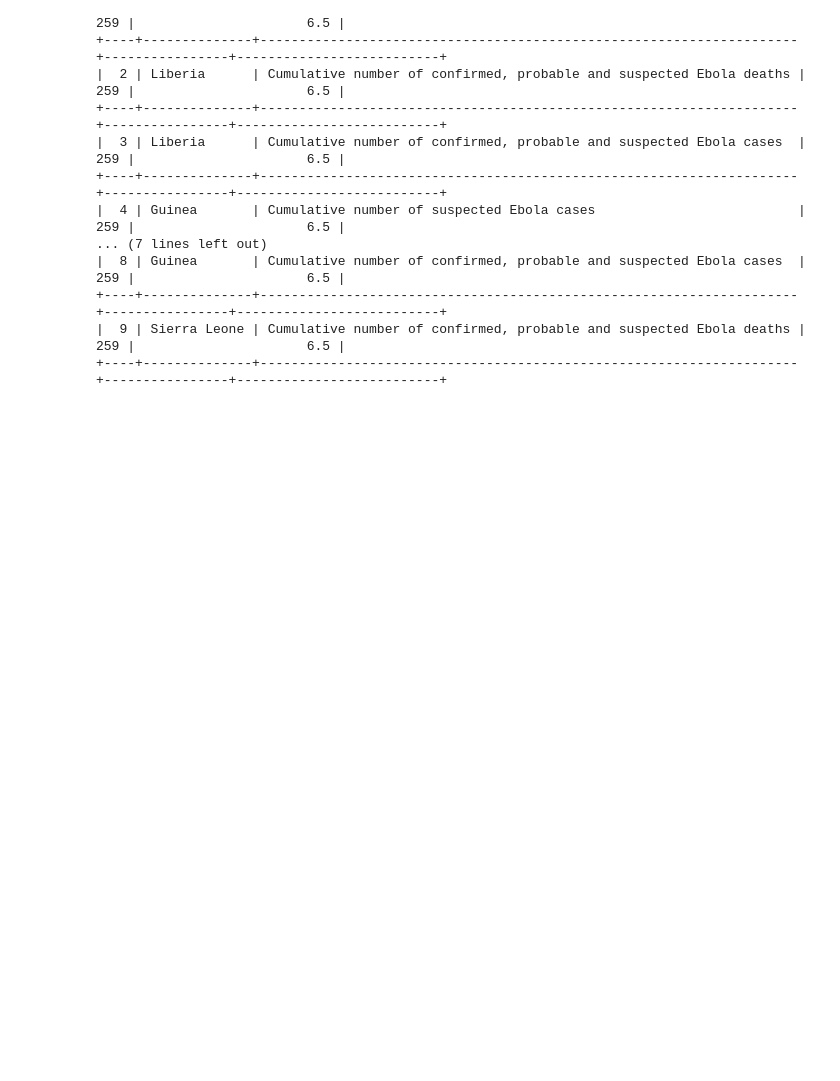
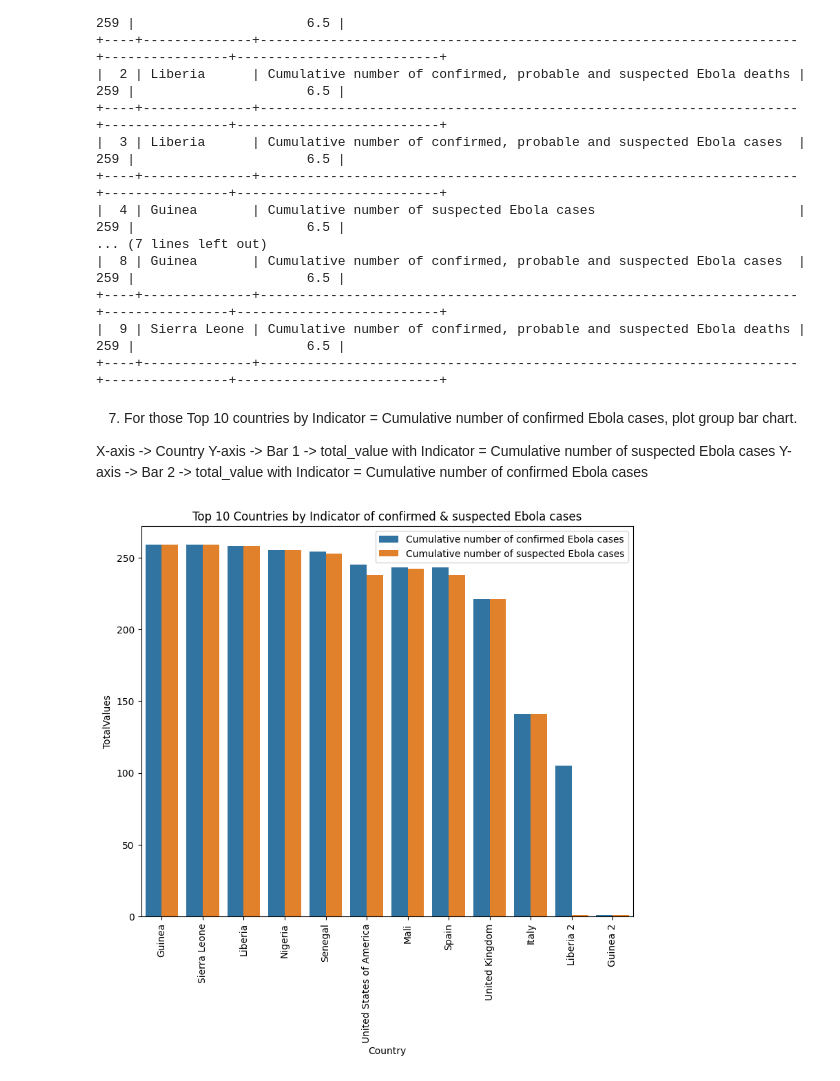
Before and after one commit to VidhyaKishor27/Pythonbasic, a Jupyter notebook: Miniproject_6.ipynb, the cells around one changed output. Saved outputs shown, nothing was run; the diff lists cells and outputs as text; code cells hidden in the pictures; blank space fills up the shorter version.

```diff
--- a/Miniproject_6.ipynb
+++ b/Miniproject_6.ipynb
@@ -156,3 +158,22 @@ print(tabulate(df.head(10),headers=['Indicator','Total Values','Country-Indicato
 +----+--------------+---------------------------------------------------------------------+----------------+--------------------------+
 |  9 | Sierra Leone | Cumulative number of confirmed, probable and suspected Ebola deaths |            259 |                      6.5 |
 +----+--------------+---------------------------------------------------------------------+----------------+--------------------------+
+# %% [markdown]
+7. For those Top 10 countries by Indicator = Cumulative number of confirmed Ebola cases, plot group bar chart.
+
+X-axis -> Country
+Y-axis -> Bar 1 -> total_value with Indicator = Cumulative number of suspected Ebola cases
+Y-axis -> Bar 2 ->  total_value with Indicator = Cumulative number of confirmed Ebola cases
+# %%
+graph=eb[(eb['Indicator']=="Cumulative number of suspected Ebola cases")| (eb['Indicator']=="Cumulative number of confirmed Ebola cases")]
+top10_graph=graph.groupby(['Country','Indicator'])['value'].count().to_frame('TotalValues').sort_values(by='TotalValues',ascending=False).reset_index()
+#print(top10_graph)
+plt.figure(figsize=(8,8))
+sns.barplot(x='Country',y='TotalValues',hue='Indicator',data=top10_graph)
+plt.xticks(rotation=90)
+plt.legend(loc='upper right')
+plt.tight_layout()
+plt.title("Top 10 Countries by Indicator of confirmed & suspected Ebola cases")
+plt.show()
+# %% [output]
+[figure, added]
```
Also changed, not shown: parts of 1 cell of this notebook.
